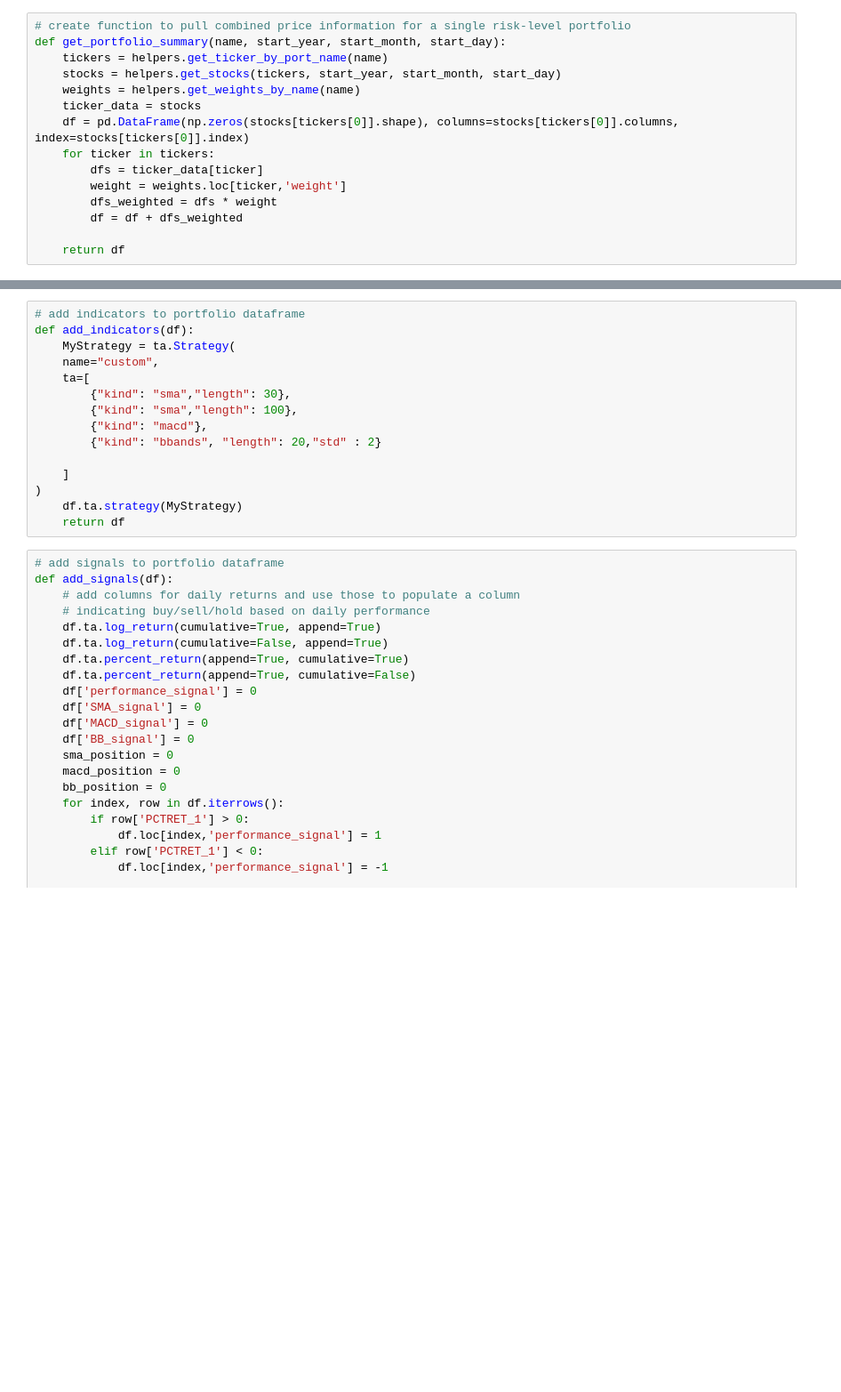
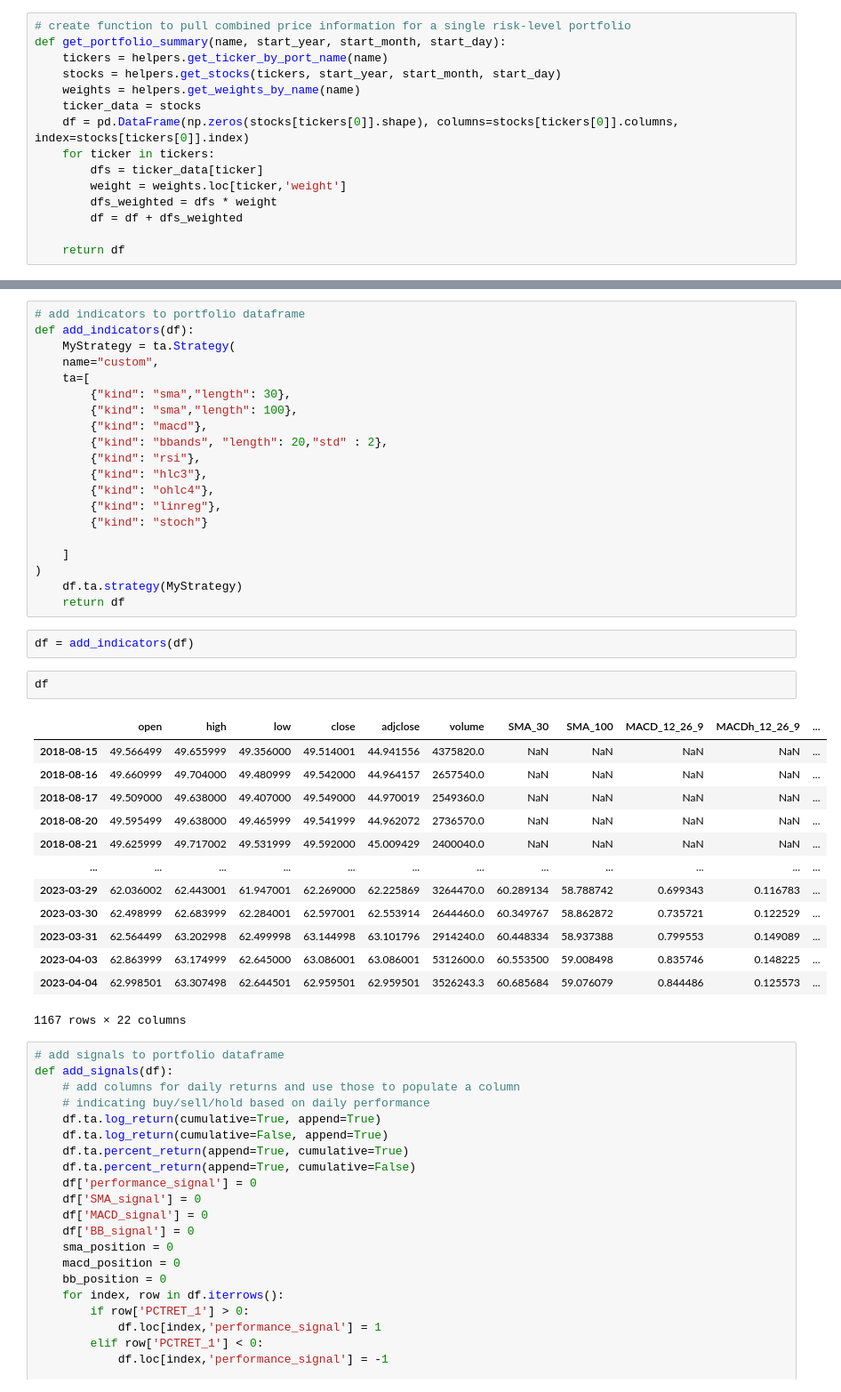
Before and after one commit to tlchampion/mwp_algorithmic_trading, a Jupyter notebook: project2_dev.ipynb, the cells around one changed output, grey strips where cells are left out. Shown at 89% size. Drawn from its saved outputs; the diff is of its cells as text; blank space fills up the shorter version.

```diff
--- a/project2_dev.ipynb
+++ b/project2_dev.ipynb
@@ -66,12 +77,35 @@ def add_indicators(df):
         {"kind": "sma","length": 30},
         {"kind": "sma","length": 100},
         {"kind": "macd"},
-        {"kind": "bbands", "length": 20,"std" : 2}
+        {"kind": "bbands", "length": 20,"std" : 2},
+        {"kind": "rsi"},
+        {"kind": "hlc3"},
+        {"kind": "ohlc4"},
+        {"kind": "linreg"},
+        {"kind": "stoch"}
 
     ]
 )
     df.ta.strategy(MyStrategy)
     return df
+# %%
+df = add_indicators(df)
+# %%
+df
+# %% [output]
+|  | open | high | low | close | adjclose | volume | SMA_30 | SMA_100 | MACD_12_26_9 | MACDh_12_26_9 | ... |
+| 2018-08-15 | 49.566499 | 49.655999 | 49.356000 | 49.514001 | 44.941556 | 4375820.0 | NaN | NaN | NaN | NaN | ... |
+| 2018-08-16 | 49.660999 | 49.704000 | 49.480999 | 49.542000 | 44.964157 | 2657540.0 | NaN | NaN | NaN | NaN | ... |
+| 2018-08-17 | 49.509000 | 49.638000 | 49.407000 | 49.549000 | 44.970019 | 2549360.0 | NaN | NaN | NaN | NaN | ... |
+| 2018-08-20 | 49.595499 | 49.638000 | 49.465999 | 49.541999 | 44.962072 | 2736570.0 | NaN | NaN | NaN | NaN | ... |
+| 2018-08-21 | 49.625999 | 49.717002 | 49.531999 | 49.592000 | 45.009429 | 2400040.0 | NaN | NaN | NaN | NaN | ... |
+| ... | ... | ... | ... | ... | ... | ... | ... | ... | ... | ... | ... |
+| 2023-03-29 | 62.036002 | 62.443001 | 61.947001 | 62.269000 | 62.225869 | 3264470.0 | 60.289134 | 58.788742 | 0.699343 | 0.116783 | ... |
+| 2023-03-30 | 62.498999 | 62.683999 | 62.284001 | 62.597001 | 62.553914 | 2644460.0 | 60.349767 | 58.862872 | 0.735721 | 0.122529 | ... |
+| 2023-03-31 | 62.564499 | 63.202998 | 62.499998 | 63.144998 | 63.101796 | 2914240.0 | 60.448334 | 58.937388 | 0.799553 | 0.149089 | ... |
+| 2023-04-03 | 62.863999 | 63.174999 | 62.645000 | 63.086001 | 63.086001 | 5312600.0 | 60.553500 | 59.008498 | 0.835746 | 0.148225 | ... |
+| 2023-04-04 | 62.998501 | 63.307498 | 62.644501 | 62.959501 | 62.959501 | 3526243.3 | 60.685684 | 59.076079 | 0.844486 | 0.125573 | ... |
+1167 rows × 22 columns
 # %%
 # add signals to portfolio dataframe
 def add_signals(df):
```
Also changed, not shown: parts of 4 cells of this notebook, 35 other files.
